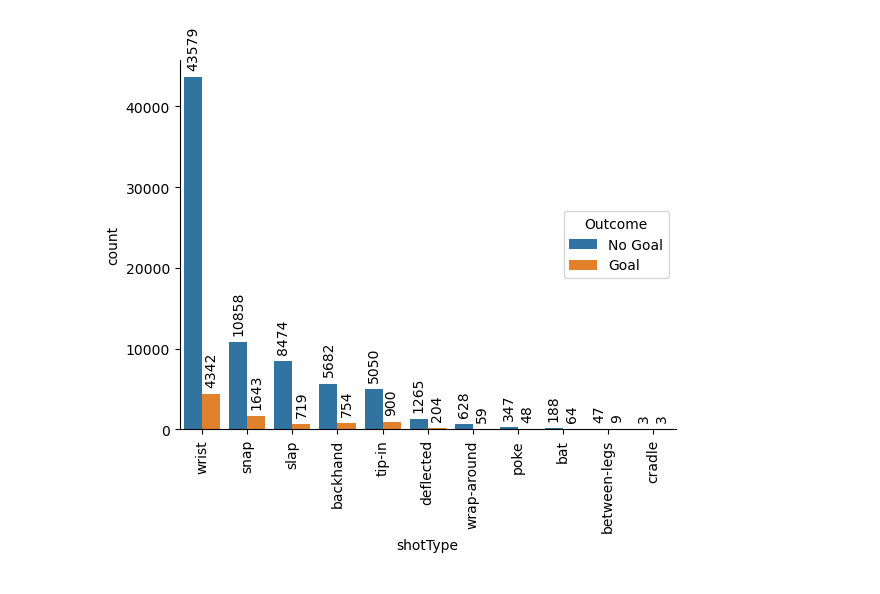
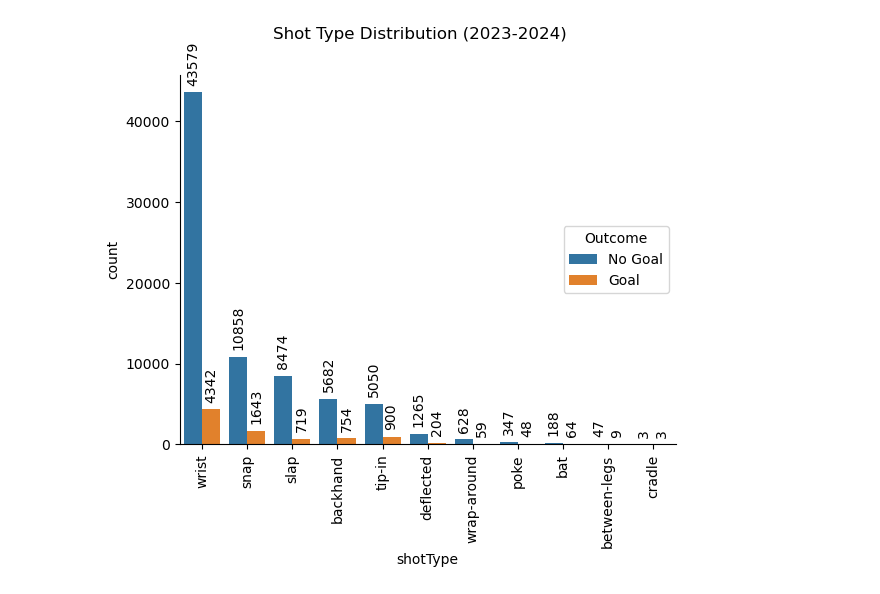
Before and after one commit to rajamatt/ift6758-project, a Jupyter notebook: notebooks/Task 3.ipynb, the cells around one changed output. Cells and saved outputs as stored; diff of their text form; code cells hidden in the pictures.

```diff
--- a/notebooks/Task 3.ipynb
+++ b/notebooks/Task 3.ipynb
@@ -7,2 +14,3 @@ parser = NHLDataParser()
 # %%
-df = parser.get_shot_and_goal_pbp_df_for_season(2023)
+df_2023 = parser.get_shot_and_goal_pbp_df_for_season(2023)
+df_2018_2020 = parser.get_shot_and_goal_pbp_df_for_seasons(2018,2020)
@@ -23,9 +17,10 @@ df.head(10)
 # %%
-shot_counts = sns.countplot(x='shotType',data=df,hue='eventType',order=df['shotType'].value_counts().index)
+shot_counts = sns.countplot(x='shotType',data=df_2023,hue='eventType',order=df['shotType'].value_counts().index)
 plt.legend(title='Outcome', loc='center right', labels=['No Goal', 'Goal'])
 plt.xticks(rotation=90)
+plt.suptitle("Shot Type Distribution (2023-2024)")
 for container in shot_counts.containers:
     shot_counts.bar_label(container,rotation=90,padding=5)
 shot_counts.spines[['right', 'top']].set_visible(False)
 # %% [output]
-[figure, old version]
+[figure, new version]
```
Also changed, not shown: parts of 4 cells of this notebook, 1 other file.
